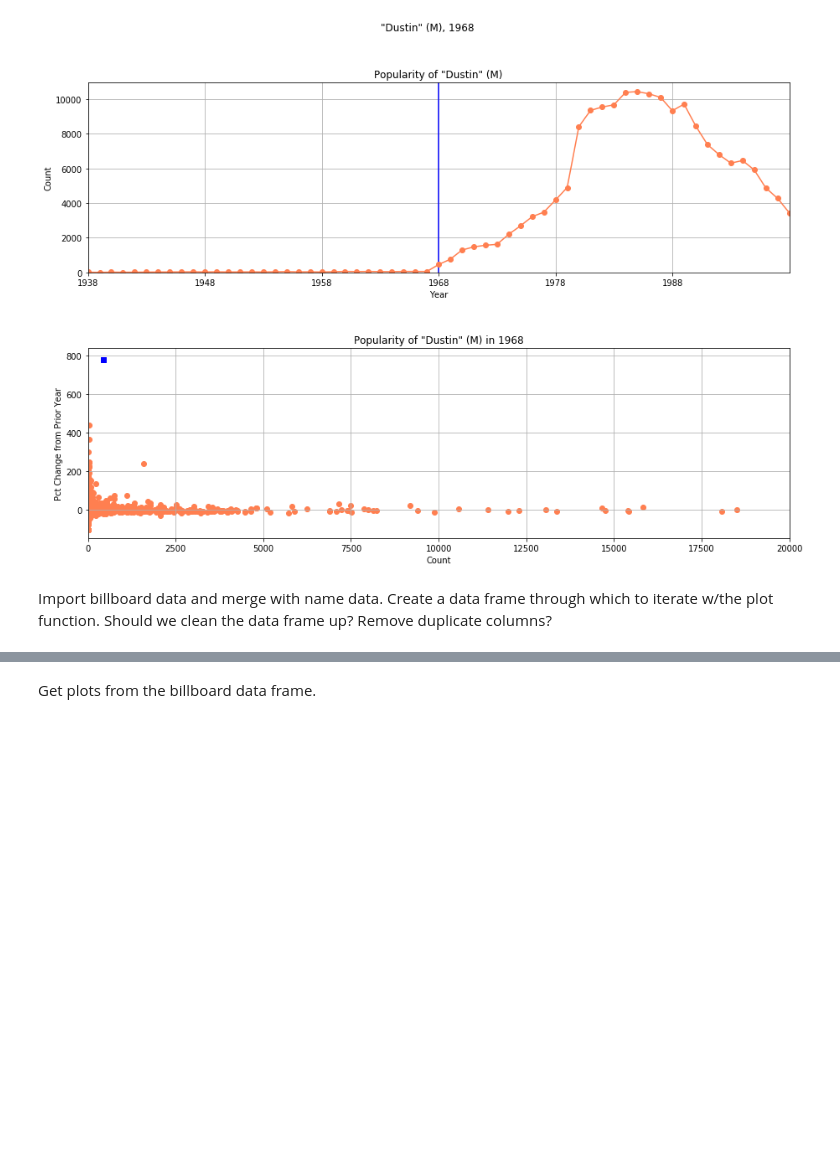
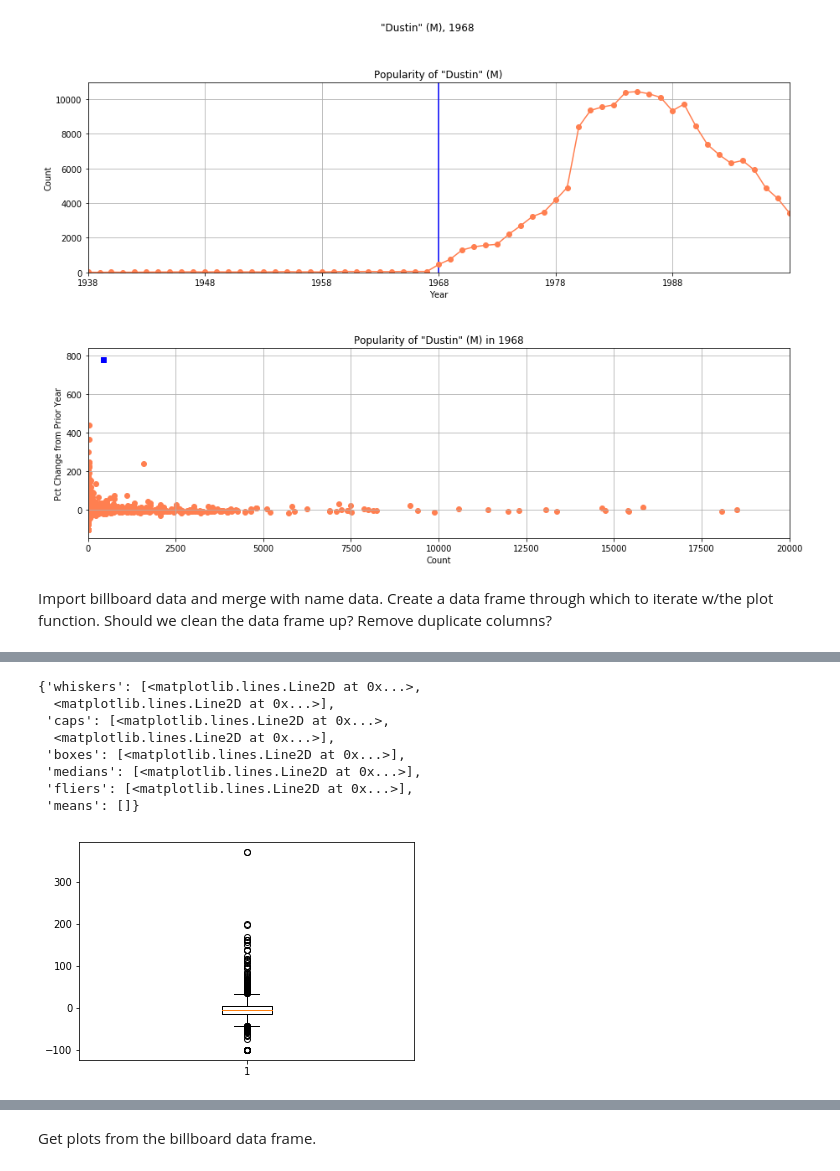
Before and after one commit to SagiNandKishore/project-1, a Jupyter notebook: Chris.ipynb, the cells around one changed output, grey strips where cells are left out. Drawn from its saved outputs; the diff is of its cells as text; code cells hidden in the pictures; blank space fills up the shorter version.

```diff
--- a/Chris.ipynb
+++ b/Chris.ipynb
@@ -163,3 +221,6 @@ sorted_df = filter_df.sort_values('Percent_Change',ascending = False)
 
 #uncomment to save a csv. adjust path.
 # sorted_df.to_csv('Hot100_spikes.csv')
+# %%
+songs_describe_df = songs_merged_df.replace([np.inf, -np.inf], np.nan).dropna(axis=0)
+songs_describe_df.head()
@@ -165,0 +246,12 @@ sorted_df = filter_df.sort_values('Percent_Change',ascending = False)
+# %%
+plt.boxplot(songs_describe_df['Percent_Change'])
+# %% [output]
+{'whiskers': [<matplotlib.lines.Line2D at 0x...>,
+  <matplotlib.lines.Line2D at 0x...>],
+ 'caps': [<matplotlib.lines.Line2D at 0x...>,
+  <matplotlib.lines.Line2D at 0x...>],
+ 'boxes': [<matplotlib.lines.Line2D at 0x...>],
+ 'medians': [<matplotlib.lines.Line2D at 0x...>],
+ 'fliers': [<matplotlib.lines.Line2D at 0x...>],
+ 'means': []}
+[figure, added]
```
Also changed, not shown: parts of 12 cells of this notebook, 8 other files.
